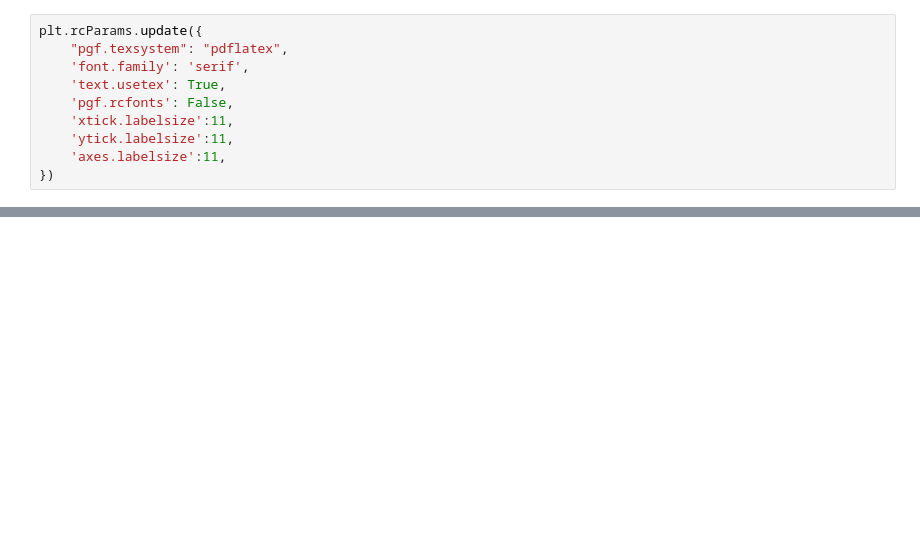
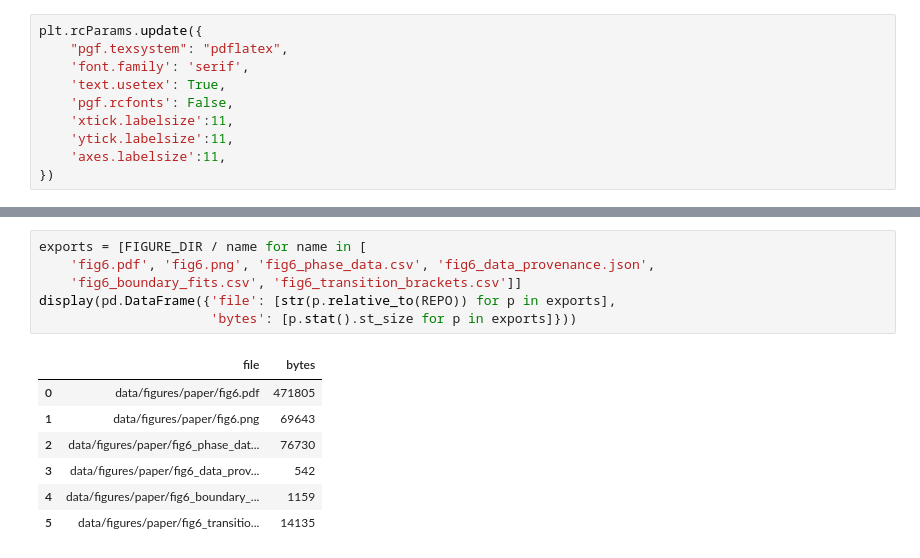
Before and after one commit to leogabac/frequencygs, a Jupyter notebook: src/notebooks/figure6.ipynb, the cells around one changed output, grey strips where cells are left out. Saved outputs shown, nothing was run; the diff lists cells and outputs as text; blank space fills up the shorter version.

```diff
--- a/src/notebooks/figure6.ipynb
+++ b/src/notebooks/figure6.ipynb
@@ -598,0 +199,14 @@ for i,cur_frame in enumerate(frames[::1]):
+# %%
+exports = [FIGURE_DIR / name for name in [
+    'fig6.pdf', 'fig6.png', 'fig6_phase_data.csv', 'fig6_data_provenance.json',
+    'fig6_boundary_fits.csv', 'fig6_transition_brackets.csv']]
+display(pd.DataFrame({'file': [str(p.relative_to(REPO)) for p in exports],
+                      'bytes': [p.stat().st_size for p in exports]}))
+# %% [output]
+|  | file | bytes |
+| 0 | data/figures/paper/fig6.pdf | 471805 |
+| 1 | data/figures/paper/fig6.png | 69643 |
+| 2 | data/figures/paper/fig6_phase_dat... | 76730 |
+| 3 | data/figures/paper/fig6_data_prov... | 542 |
+| 4 | data/figures/paper/fig6_boundary_... | 1159 |
+| 5 | data/figures/paper/fig6_transitio... | 14135 |
```
Also changed, not shown: parts of 34 cells of this notebook, 3 other files.
